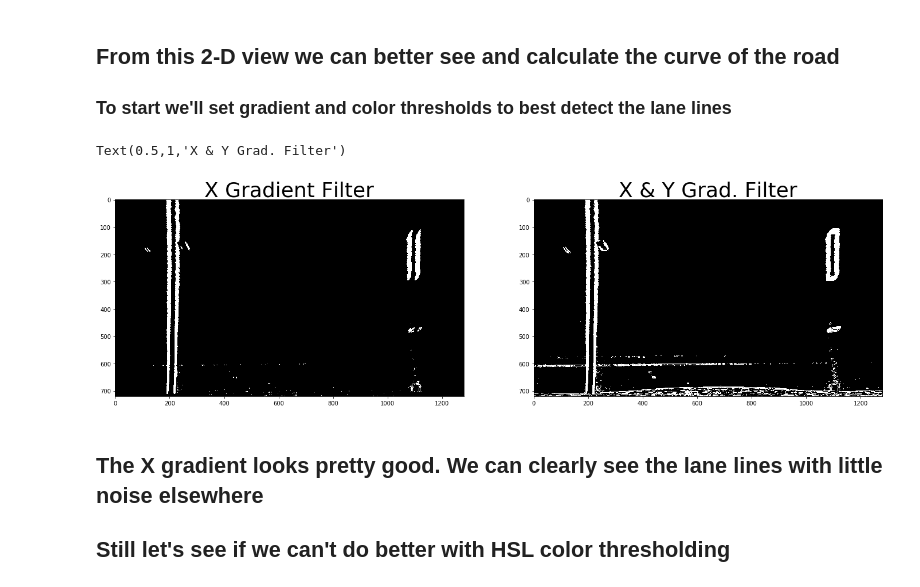
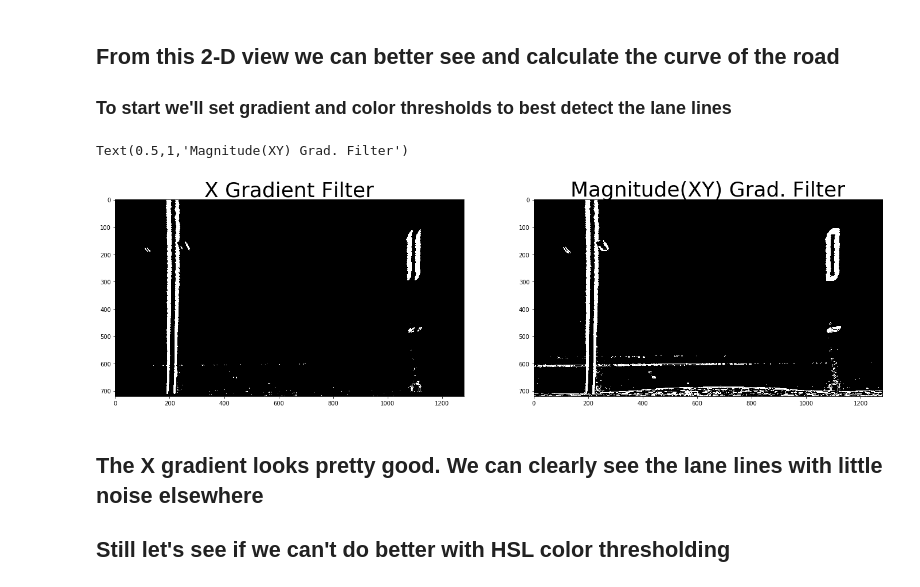
Before and after one commit to gobrando/CarND-Camera-Calibration, a Jupyter notebook: advanced_lane_lines_project/CarND-Advanced-Lane-Lines/lane_detection.ipynb, the cells around one changed output. Drawn from its saved outputs; the diff is of its cells as text; code cells hidden in the pictures.

```diff
--- a/advanced_lane_lines_project/CarND-Advanced-Lane-Lines/lane_detection.ipynb
+++ b/advanced_lane_lines_project/CarND-Advanced-Lane-Lines/lane_detection.ipynb
@@ -34,8 +34,9 @@ objpoints = []
 imgpoints = []
 
 # array of images to calibrate
-images = glob.glob('/Users/brandoncanniff/Code2020/Self-Driving-Cars/Camera Calibration/CarND-Camera-Calibration/CarND-Advanced-Lane-Lines/camera_cal/calibration*.jpg')
+images = glob.glob('/Users/brandoncanniff/Code2020/Self-Driving-Cars/Camera Calibration/CarND-Camera-Calibration/advanced_lane_lines_project/CarND-Advanced-Lane-Lines/camera_cal/calibration*.jpg')
 
+print(len(images))
 test = plt.imread(images[6])
 plt.imshow(test)
 # %% [output]
@@ -52,14 +54,14 @@ for image in images:
         imgpoints.append(corners)
 # %%
 # prep image for testing
-img = plt.imread('/Users/brandoncanniff/Code2020/Self-Driving-Cars/Camera Calibration/CarND-Camera-Calibration/CarND-Advanced-Lane-Lines/test_images/straight_lines1.jpg')
+img = plt.imread('/Users/brandoncanniff/Code2020/Self-Driving-Cars/Camera Calibration/CarND-Camera-Calibration/advanced_lane_lines_project/CarND-Advanced-Lane-Lines/test_images/straight_lines1.jpg')
 
 # compare where corners are in image to a blank to get calibration matrix and coefficients (weights)
 ret, mtx, coeffs, rvecs, tvecs = cv2.calibrateCamera(objpoints, imgpoints, (img.shape[1], img.shape[0]), None, None)
 
 # use the matrix and weights to undistort the raw image input given to the pipeline
 undst = cv2.undistort(img, mtx, coeffs, None, mtx)
-cv2.imwrite('/Users/brandoncanniff/Code2020/Self-Driving-Cars/Camera Calibration/CarND-Camera-Calibration/CarND-Advanced-Lane-Lines/output_images/test_undist_road1.jpg', undst)
+cv2.imwrite('/Users/brandoncanniff/Code2020/Self-Driving-Cars/Camera Calibration/CarND-Camera-Calibration/advanced_lane_lines_project/CarND-Advanced-Lane-Lines/output_images/straight_road1_undst.jpg', undst)
 print(undst.shape)
 plt.imshow(undst)
 
@@ -114,36 +116,35 @@ plt.plot(top_right_dst[0], top_right_dst[1], '.')
 
 ### To start we'll set gradient and color thresholds to best detect the lane lines
 # %%
-#TODO
 # Sobel gradient threshold
 # Magnitude threshold
 # HSL color threshold
 def grad_threshold(img, orient='x', sobel_kernel=3, thresh=(30,255)):
     gray = cv2.cvtColor(img, cv2.COLOR_RGB2GRAY)
     if (orient == 'x'):
         sobel = cv2.Sobel(gray, cv2.CV_64F, 1, 0, ksize=sobel_kernel)
     elif (orient == 'y'):
         sobel = cv2.Sobel(gray, cv2.CV_64F, 0, 1, ksize=sobel_kernel)
     elif (orient == 'xy'):
         sobelx = cv2.Sobel(gray, cv2.CV_64F, 1, 0, ksize=sobel_kernel)
         sobely = cv2.Sobel(gray, cv2.CV_64F, 0, 1, ksize=sobel_kernel)
         sobel = np.sqrt(sobelx**2 + sobely**2)
     else:
         return str('orient options: x, y, xy')
     abs_sobel = np.absolute(sobel)
     sbinary = np.zeros_like(abs_sobel)
     sbinary[(abs_sobel > thresh[0]) & (abs_sobel < thresh[1])] = 1
     return sbinary
 sobelx_img = grad_threshold(top_down, orient='x')
 sobelxy_img = grad_threshold(top_down, orient='xy')
 f, (ax1, ax2) = plt.subplots(1,2, figsize=(24,9))
 ax1.imshow(sobelx_img, cmap='gray')
 ax1.set_title('X Gradient Filter', fontsize=36)
 ax2.imshow(sobelxy_img, cmap='gray')
-ax2.set_title('X & Y Grad. Filter', fontsize=36)
+ax2.set_title('Magnitude(XY) Grad. Filter', fontsize=36)
 # %% [output]
-Text(0.5,1,'X & Y Grad. Filter')
+Text(0.5,1,'Magnitude(XY) Grad. Filter')
-[figure, old version]
+[figure, new version]
 # %% [markdown]
 ## The X gradient looks pretty good. We can clearly see the lane lines with little noise elsewhere
 ## Still let's see if we can't do better with HSL color thresholding
```
Also changed, not shown: parts of 7 cells of this notebook, 1 other file.
